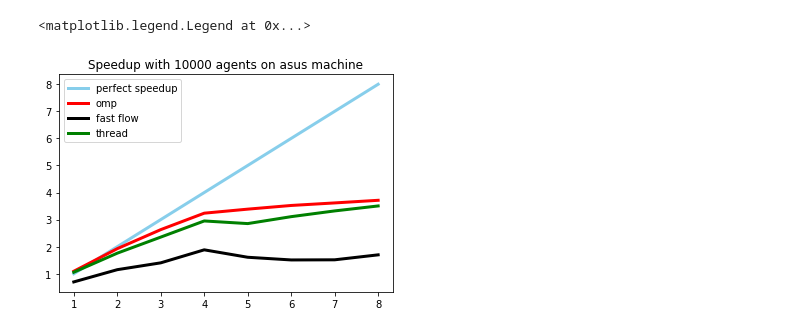
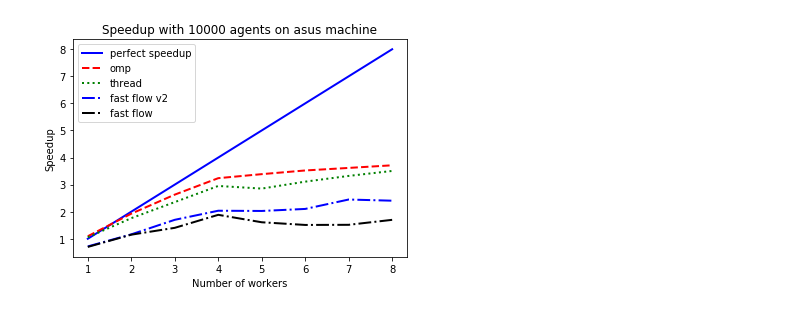
Before and after one commit to MarioBonse/PGA, a Jupyter notebook: tsp/plot_speedup.ipynb, the cells around one changed output. Drawn from its saved outputs; the diff is of its cells as text; code cells hidden in the pictures.

```diff
--- a/tsp/plot_speedup.ipynb
+++ b/tsp/plot_speedup.ipynb
@@ -13,14 +13,20 @@ seq = seq_0/np.array([seq_0 / (i)for i in interval])
 thread = seq_0/np.array(data["Thread"]).astype(int)
 omp = seq_0/np.array(data["OMP"]).astype(int)
 ff = seq_0/np.array(data["ff"]).astype(int)
+ff_v2 = seq_0/np.array(data["ff_v2"]).astype(int)
 # %%
 # multiple line plot
 plt.title("Speedup with 10000 agents on asus machine")
-plt.plot( interval,seq, markerfacecolor='blue', linewidth=3,color='skyblue', label = "perfect speedup")
-plt.plot( interval, omp, markerfacecolor='red', linewidth=3,color='red', label = "omp")
-plt.plot( interval,ff,  markerfacecolor='black', linewidth=3,color='black', label = "fast flow")
-plt.plot(interval,  thread,  color='green', linewidth=3,  label="thread")
+plt.plot( interval,seq, markerfacecolor='blue', linewidth=2,color='blue', label = "perfect speedup")
+plt.plot( interval, omp, markerfacecolor='red', linewidth=2,color='red', label = "omp", linestyle = "--")
+plt.plot(interval,  thread,  color='green', linewidth=2,  label="thread", linestyle = ":")
+
+plt.plot( interval, ff_v2,  markerfacecolor='yellow', linewidth=2,color='blue', label = "fast flow v2", linestyle = "-.")
+plt.plot( interval, ff,  markerfacecolor='black', linewidth=2,color='black', label = "fast flow", linestyle = "-.")
+
+plt.xlabel("Number of workers")
+plt.ylabel("Speedup")
 plt.legend()
+plt.savefig('Speedup_asus.png', dpi=300)
 # %% [output]
-<matplotlib.legend.Legend at 0x...>
-[figure, old version]
+[figure, new version]
```
Also changed, not shown: parts of 2 cells of this notebook, 10 other files.
